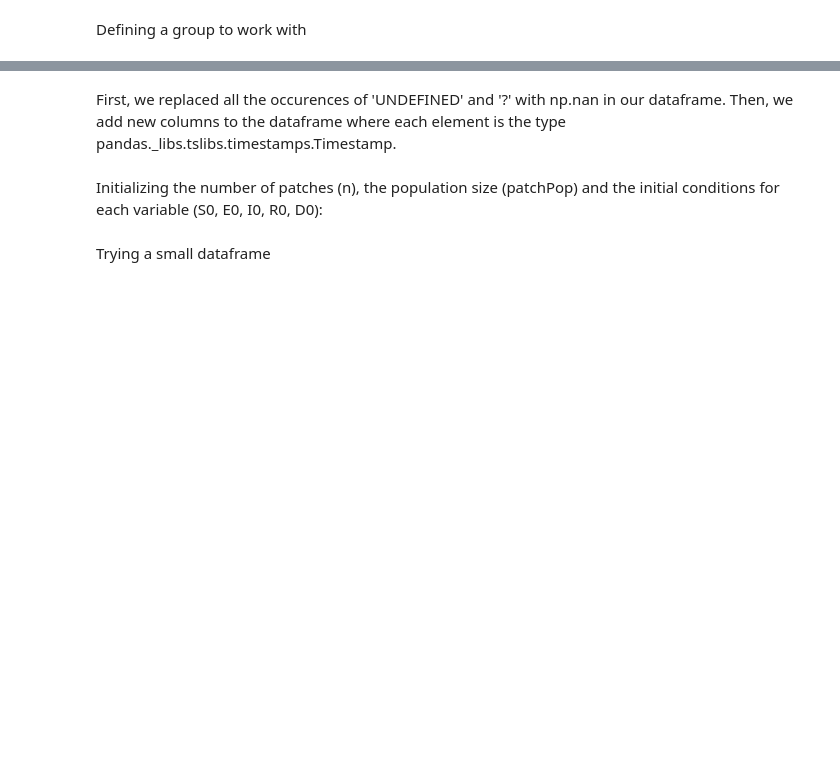
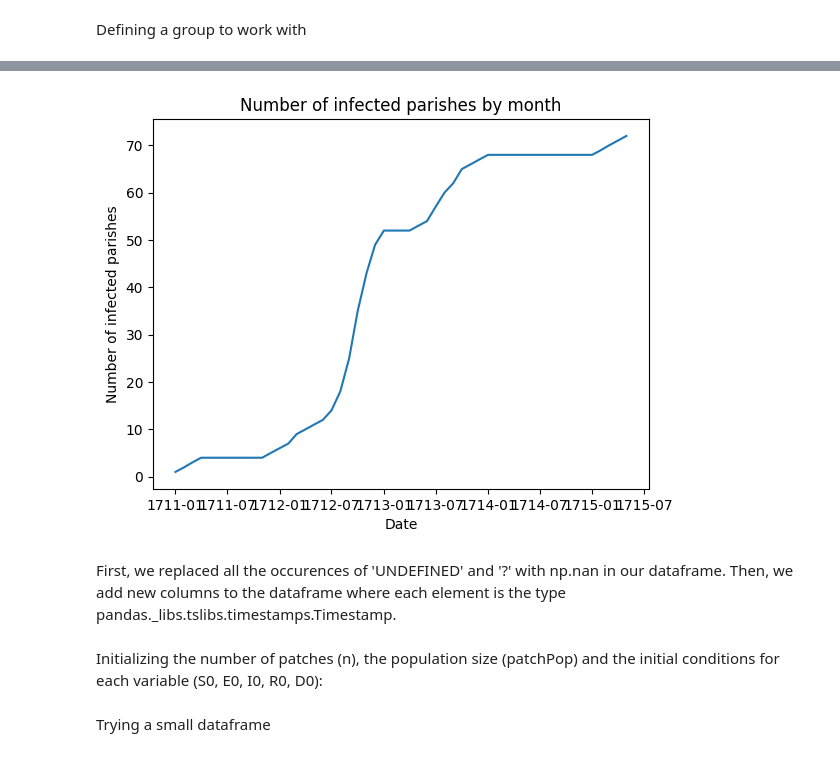
Before and after one commit to polislizarralde/PythonMathematicalModeling, a Jupyter notebook: docs/PlagueProject/Model_transmission_matrix_symmetric.ipynb, the cells around one changed output, grey strips where cells are left out. Cells and saved outputs as stored; diff of their text form; code cells hidden in the pictures; blank space fills up the shorter version.

Commit message:
Add calculation cum infected parishes

```diff
--- a/docs/PlagueProject/Model_transmission_matrix_symmetric.ipynb
+++ b/docs/PlagueProject/Model_transmission_matrix_symmetric.ipynb
@@ -101,0 +128,32 @@ group = group1[['Region', 'ParishName', 'BEF1699', 'BeginPlaguePeriod'
+# %%
+from pandas.tseries.offsets import DateOffset
+
+def count_infected_by_month(df, date, n, start_date: str = 'BeginPlaguePeriod', end_date: str = 'EndPlaguePeriod'):
+    # Convert your date columns to datetime format
+    df.loc[:, start_date] = pd.to_datetime(df[start_date], format='%b %Y')
+    df.loc[:, end_date] = pd.to_datetime(df[end_date], format='%b %Y', errors='coerce')
+
+    # Replace NaT with corresponding date in start_date column plus n months
+    df.loc[:, end_date] = df[end_date].fillna(df[start_date] + DateOffset(months=n))
+
+    # Convert your date to datetime format
+    date = pd.to_datetime(date, format='%b %Y')
+
+    # Define the range of dates
+    dates = pd.date_range(start=date, end=df[end_date].max(), freq='MS')
+
+    # Create a dataframe to store the results
+    results = pd.DataFrame({'date': dates, 'NumberInfectedParishes': 0, 'CumulativeInfectedParishes': 0})
+
+    # Iterate over the dates
+    for date in dates:
+        # Count nodes where infection start date is before or on the given date
+        # and either there is no end date or the end date is after the given date
+        infected_nodes = df[(df[start_date] <= date) & (df[end_date] >= date)]
+        # Store the results
+        results.loc[results['date'] == date, 'NumberInfectedParishes'] = len(infected_nodes)
+
+    # Calculate the cumulative sum
+    results['CumulativeInfectedParishes'] = results['NumberInfectedParishes'].cumsum()
+
+    return results
@@ -101,0 +180,13 @@ group = group1[['Region', 'ParishName', 'BEF1699', 'BeginPlaguePeriod'
+# %%
+# Plot the results
+def plot_infected_by_month(df, date, n, start_date: str = 'BeginPlaguePeriod', end_date: str = 'EndPlaguePeriod'):
+    results = count_infected_by_month(df, date, n, start_date, end_date)
+    plt.plot(results['date'], results['CumulativeInfectedParishes'])
+    plt.xlabel('Date')
+    plt.ylabel('Number of infected parishes')
+    plt.title('Number of infected parishes by month')
+    plt.show()
+# %%
+plot_infected_by_month(example, 'JAN 1711', 0)
+# %% [output]
+[figure, added]
```
Also changed, not shown: parts of 4 cells of this notebook, 1 other file.
